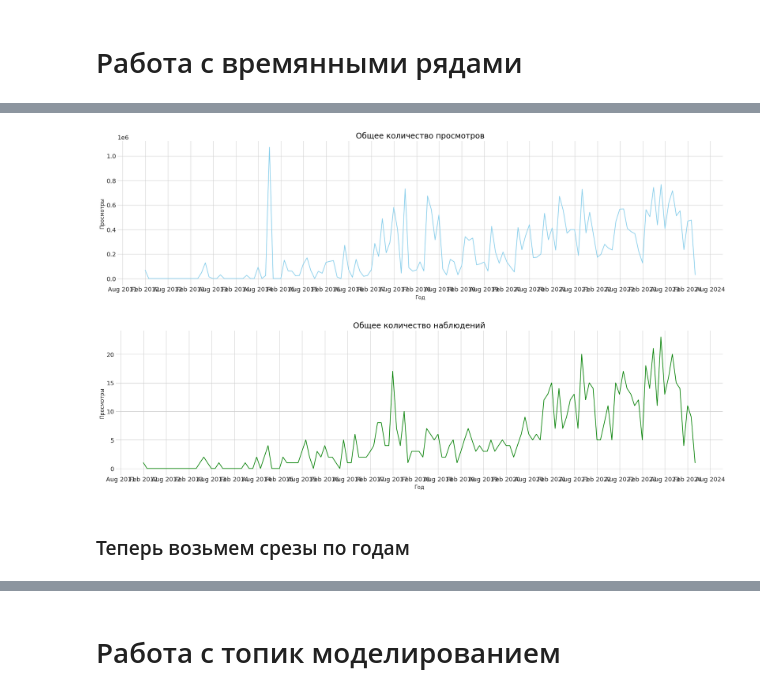
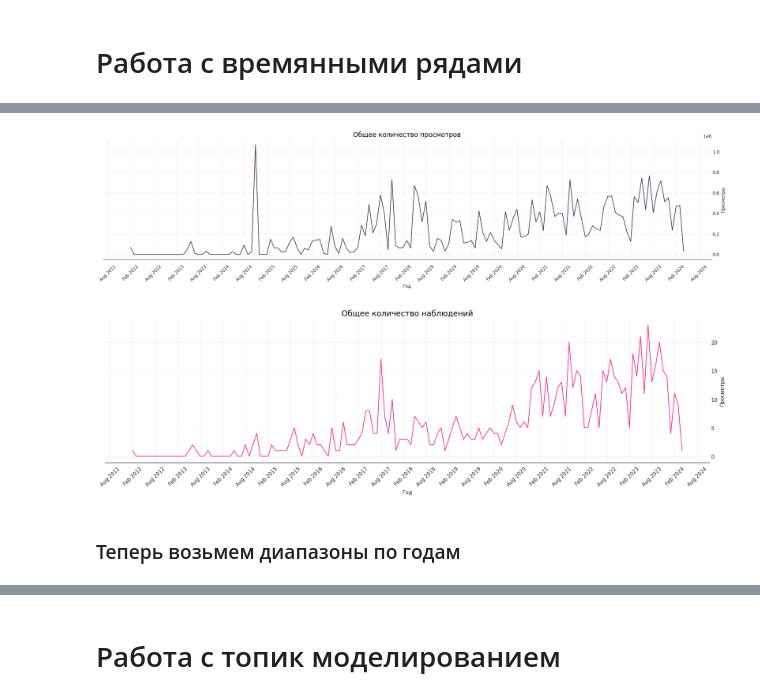
Before and after one commit to daxausername/parsing_habr, a Jupyter notebook: EDA.ipynb, the cells around one changed output, grey strips where cells are left out. Saved outputs shown, nothing was run; the diff lists cells and outputs as text; code cells hidden in the pictures.

```diff
--- a/EDA.ipynb
+++ b/EDA.ipynb
@@ -134,13 +134,17 @@ import matplotlib.pyplot as plt
 import seaborn
 # %%
 # Базовые настройки стиля для графиков
-sns.set_style("darkgrid", {"axes.facecolor": ".9"})  # современный стиль с сеткой
+plt.rcParams['grid.linestyle'] = '-.'
+plt.rcParams['grid.linewidth'] = 0.5
+plt.rcParams['grid.color'] = 'lightgray' # настройки сетки
 plt.rcParams['figure.figsize'] = (10, 6)  # размер графика по умолчанию
 plt.rcParams['font.size'] = 12  # размер шрифта
 plt.rcParams['axes.titlesize'] = 14  # размер заголовка
 plt.rcParams['axes.labelsize'] = 12  # размер подписей осей
+plt.rcParams['grid.alpha'] = 0.7
 palette = sns.diverging_palette(145, 300, s=60, as_cmap=True)
 sns.set_palette("rocket")
+sns.set_style("whitegrid")
 # %%
 
 fig, axes = plt.subplots(3, 1, figsize=(20, 40))
@@ -266,7 +286,7 @@ from statsmodels.tsa.seasonal import seasonal_decompose
 from scipy.stats import ttest_ind
 # %%
 # групировка по годам и месяцу
-yearly_stats = habr_metadata.groupby(pd.Grouper(key='time', freq='ME')).agg(
+yearly_stats = habr_metadata.groupby(pd.Grouper(key='time', freq='M')).agg(
     total_views=('views', 'sum'),
     total_observations=('views', 'count'),
     total_bookmarks = ('bookmarks','sum' ),
@@ -286,6 +306,6 @@ yearly_stats['avg_bookmarks_per_observation'] = (
 yearly_stats['avg_comments_per_observation'] = (
     yearly_stats['total_comments'] / yearly_stats['total_observations']
 )
-yearly_stats
+yearly_stats.head()
 # %% [output]
 |  | time | total_views | total_observations | total_bookmarks | total_comments | avg_views_per_observation | ... |
@@ -304,44 +317,62 @@ yearly_stats
 # %%
-# Визуализация
-fig, ax = plt.subplots(figsize=(25, 6))
+
+fig, ax = plt.subplots(figsize=(30, 6))
 plt.title("Общее количество просмотров", fontsize=18, color = 'black')
-rcParams['font.family'] = 'DejaVu Sans'
-rcParams['font.size'] = 14
 plt.xlabel("Год")
 plt.ylabel("Просмотры")
 
 # График общего количества просмотров
 
-plt.plot(yearly_stats['time'], yearly_stats['total_views'], color='skyblue')
+plt.plot(yearly_stats['time'], yearly_stats['total_views'])
 
-# Используем YearLocator для размещения тиков по годам:
+
 plt.gca().xaxis.set_major_locator(mdates.MonthLocator(interval=6))
+ax.tick_params(axis='x', length=8)
 
-# Форматируем тики как год (четыре цифры):
+# Форматируем тики как год
 plt.gca().xaxis.set_major_formatter(mdates.DateFormatter('%b %Y'))
+plt.xticks(rotation=45)
+
+ax.spines["top"].set_visible(False)
+ax.spines['right'].set_visible(False)
+ax.spines["bottom"].set_color("black")
+ax.spines['left'].set_color('white')
+ax.spines['left'].set_linewidth(1)
+ax.yaxis.tick_right() # перенесение шкалы вправо
+ax.yaxis.set_label_position("right") #перенесение шкалы вправо
+ax.tick_params(axis='y', length=0)
 # %% [output]
-[figure, old version]
+[figure, new version]
 # %%
 fig, ax = plt.subplots(figsize=(25, 6))
 plt.title("Общее количество наблюдений", fontsize=18, color = 'black')
-rcParams['font.family'] = 'DejaVu Sans'
-rcParams['font.size'] = 14
+
 plt.xlabel("Год")
 plt.ylabel("Просмотры")
 
-# График общего количества просмотров
 
-plt.plot(yearly_stats['time'], yearly_stats['total_observations'], color='green')
+plt.plot(yearly_stats['time'], yearly_stats['total_observations'], color = '#F72585')
 
-# Используем YearLocator для размещения тиков по годам:
+
 plt.gca().xaxis.set_major_locator(mdates.MonthLocator(interval=6))
 
-# Форматируем тики как год (четыре цифры):
+
 plt.gca().xaxis.set_major_formatter(mdates.DateFormatter('%b %Y'))
+
+plt.xticks(rotation=45)
+
+ax.spines["top"].set_visible(False)
+ax.spines['right'].set_visible(False)
+ax.spines["bottom"].set_color("black")
+ax.spines['left'].set_color('white')
+ax.spines['left'].set_linewidth(1)
+ax.yaxis.tick_right()
+ax.yaxis.set_label_position("right")
+ax.tick_params(axis='y', length=0)
 # %% [output]
-[figure, old version]
+[figure, new version]
 # %% [markdown]
-### Теперь возьмем срезы по годам
+### Теперь возьмем диапазоны по годам
 # %%
 
 columns_to_fill = [
```
Also changed, not shown: parts of 31 cells of this notebook, 2 other files.
